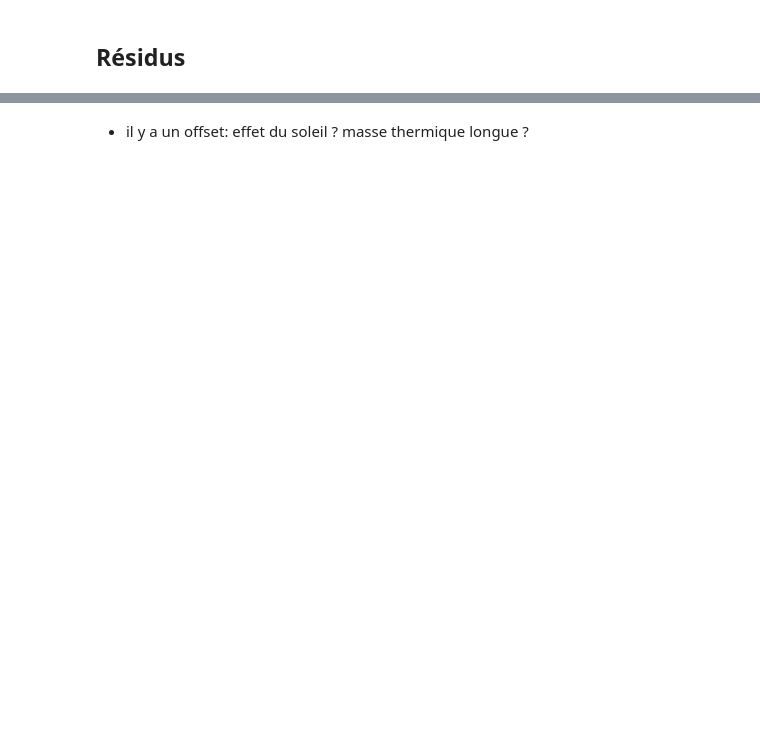
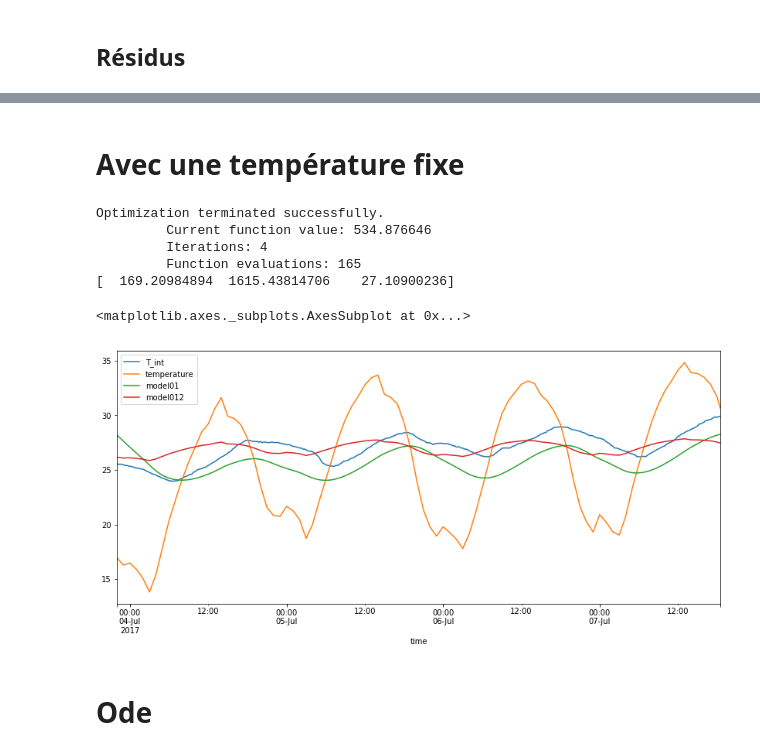
Before and after one commit to xdze2/thermique_appart, a Jupyter notebook: Model01.ipynb, the cells around one changed output, grey strips where cells are left out. Drawn from its saved outputs; the diff is of its cells as text; code cells hidden in the pictures; blank space fills up the shorter version.

```diff
--- a/Model01.ipynb
+++ b/Model01.ipynb
@@ -165,2 +129,57 @@ plt.plot_date(df.index, df['T_int'], '-')
-# %% [markdown]
-* il y a un offset: effet du soleil ? masse thermique longue ?
+# %% [markdown]
+# Avec une température fixe
+# %%
+def model012_apply(  tau_ext, tau_inf, T_inf, T_ext, sample_freq=15*60 ):
+    """ T_ext : np_array
+        sample_freq : duré entre les points, en seconde
+    """
+    # TF (reel)
+    TF_ext = np.fft.rfft( T_ext  )
+    TF_inf =  np.fft.rfft( np.ones_like(T_ext)*T_inf  )
+
+    freq = np.fft.rfftfreq( T_ext.size, d=sample_freq)
+
+    # modele
+    TF_theo = (  tau_ext*TF_ext + tau_inf*TF_inf )/( 2j*np.pi*freq  + tau_ext + tau_inf )
+
+    # TF inverse
+    T_theo = np.fft.irfft( TF_theo , n=T_ext.size )
+
+    return T_theo
+# %%
+from scipy.optimize import minimize
+
+def errorfit012( param, T_int, T_ext  ):
+    T_theo = model012_apply( *param, T_ext )
+    return np.sum( (T_int - T_theo)**2 )
+
+
+def model012_fit( T_int, T_ext ):
+
+    paramZero = ( 1, 200, 20 )
+
+    res = minimize(errorfit012, paramZero, method='Powell', options={'disp': True}, args=(T_int, T_ext))
+    #paramOpt, fopt = res[:2]
+
+    return res
+# %%
+res = model012_fit( T_int, T_ext )
+
+print( res.x )
+# %% [output]
+Optimization terminated successfully.
+         Current function value: 534.876646
+         Iterations: 4
+         Function evaluations: 165
+[  169.20984894  1615.43814706    27.10900236]
+# %%
+T_theo = model012_apply( *res.x, T_ext )
+
+df['model012'] = T_theo
+
+df.plot( figsize=(14, 6)  )
+# %% [output]
+<matplotlib.axes._subplots.AxesSubplot at 0x...>
+[figure, added]
+# %% [markdown]
+# Ode
```
Also changed, not shown: parts of 33 cells of this notebook, 2 other files.
